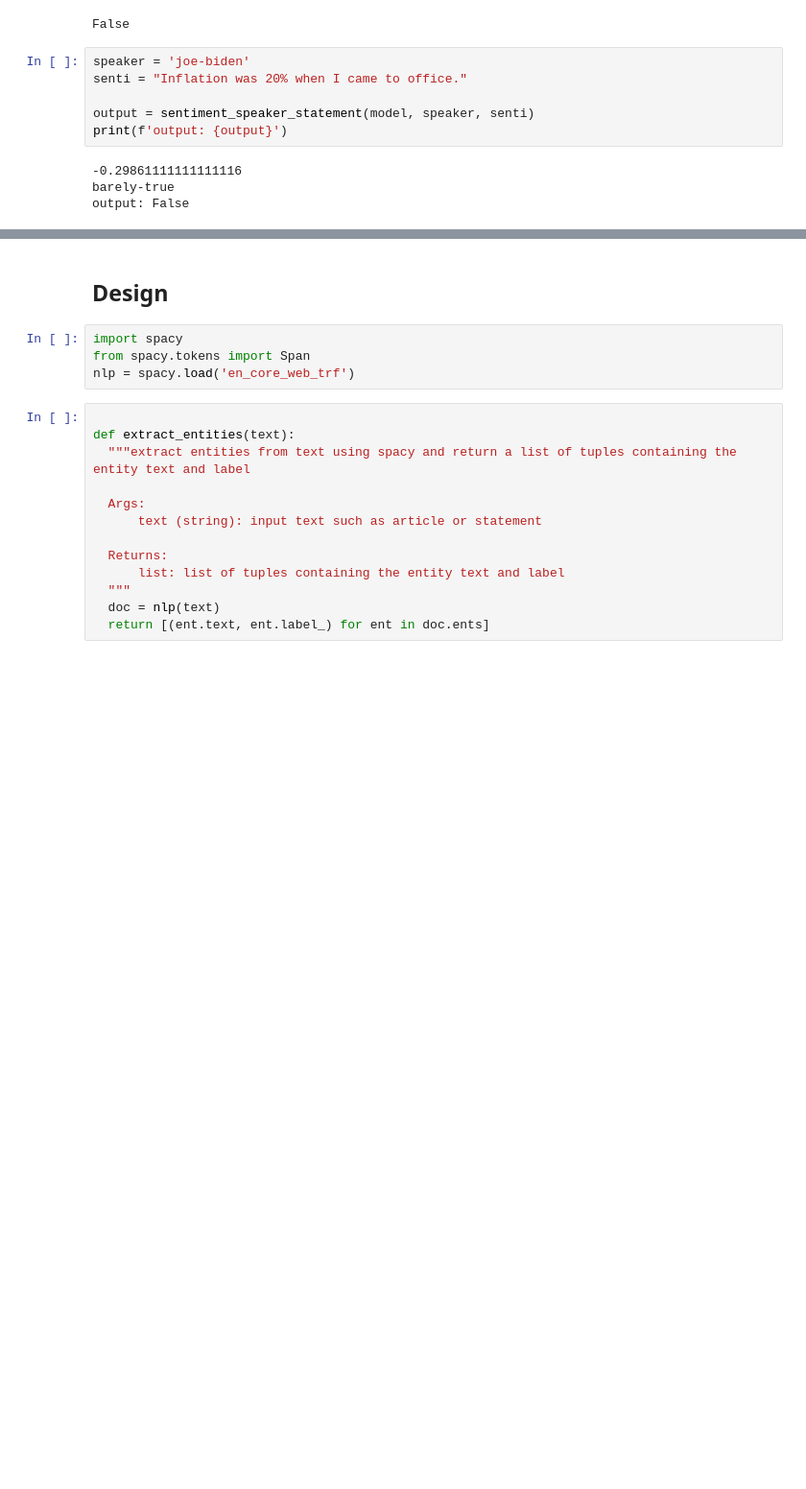
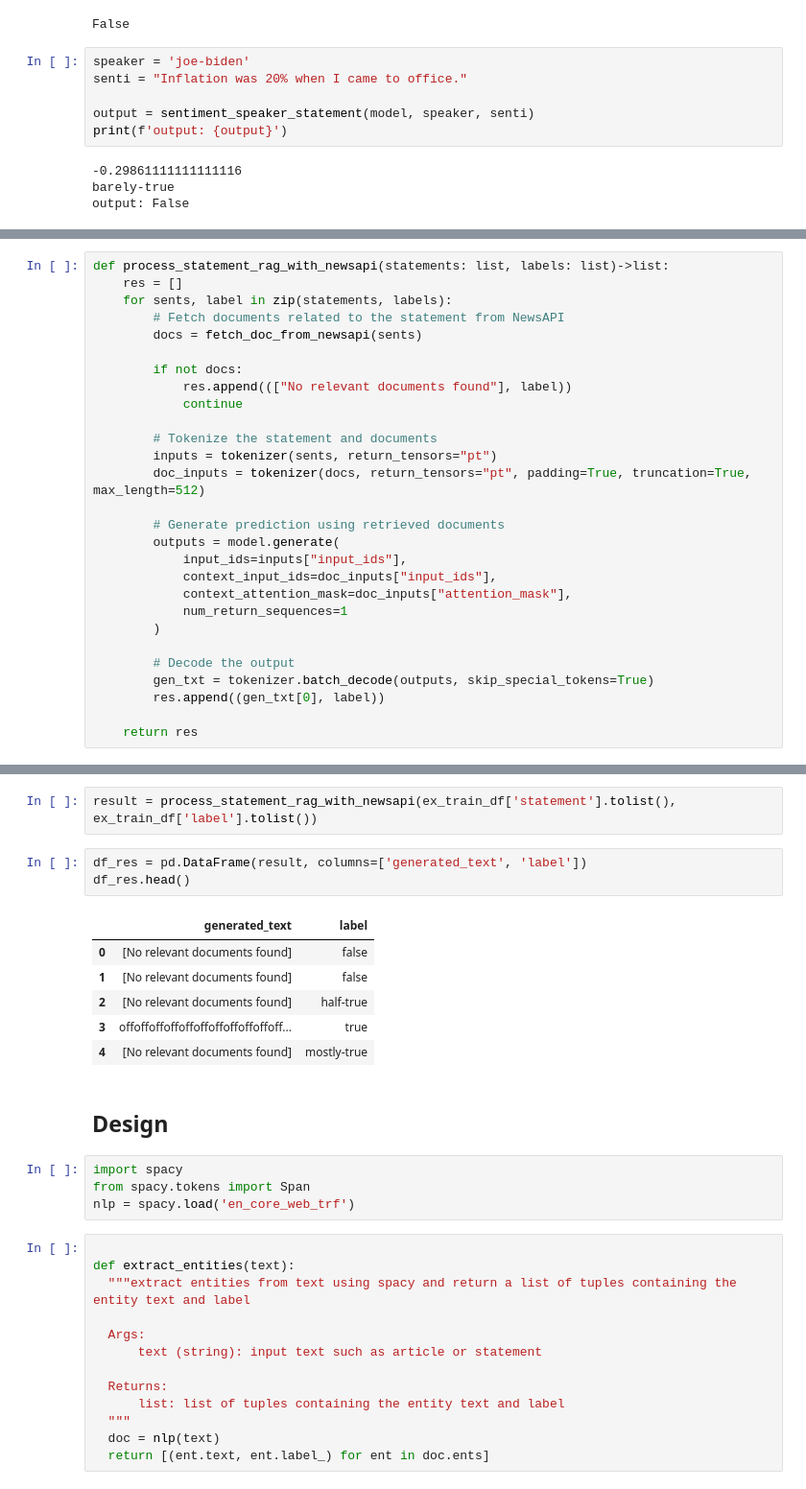
Before and after one commit to phon1e/phon1e, a Jupyter notebook: NLP/main_module/TEST01.ipynb, the cells around one changed output, grey strips where cells are left out. Shown at 96% size. Saved outputs shown, nothing was run; the diff lists cells and outputs as text; blank space fills up the shorter version.

```diff
--- a/NLP/main_module/TEST01.ipynb
+++ b/NLP/main_module/TEST01.ipynb
@@ -349,0 +375,28 @@ output: False
+# %%
+def process_statement_rag_with_newsapi(statements: list, labels: list)->list:
+    res = []
+    for sents, label in zip(statements, labels):
+        # Fetch documents related to the statement from NewsAPI
+        docs = fetch_doc_from_newsapi(sents)
+
+        if not docs:
+            res.append((["No relevant documents found"], label))
+            continue
+
+        # Tokenize the statement and documents
+        inputs = tokenizer(sents, return_tensors="pt")
+        doc_inputs = tokenizer(docs, return_tensors="pt", padding=True, truncation=True, max_length=512)
+
+        # Generate prediction using retrieved documents
+        outputs = model.generate(
+            input_ids=inputs["input_ids"],
+            context_input_ids=doc_inputs["input_ids"],
+            context_attention_mask=doc_inputs["attention_mask"],
+            num_return_sequences=1
+        )
+
+        # Decode the output
+        gen_txt = tokenizer.batch_decode(outputs, skip_special_tokens=True)
+        res.append((gen_txt[0], label))
+
+    return res
@@ -350,3 +433,15 @@ output: False
+# %%
+result = process_statement_rag_with_newsapi(ex_train_df['statement'].tolist(), ex_train_df['label'].tolist())
+# %%
+df_res = pd.DataFrame(result, columns=['generated_text', 'label'])
+df_res.head()
+# %% [output]
+|  | generated_text | label |
+| 0 | [No relevant documents found] | false |
+| 1 | [No relevant documents found] | false |
+| 2 | [No relevant documents found] | half-true |
+| 3 | offoffoffoffoffoffoffoffoffoffoff... | true |
+| 4 | [No relevant documents found] | mostly-true |
 # %% [markdown]
 ## Design
 # %%
```
Also changed, not shown: parts of 10 cells of this notebook, 1 other file.
